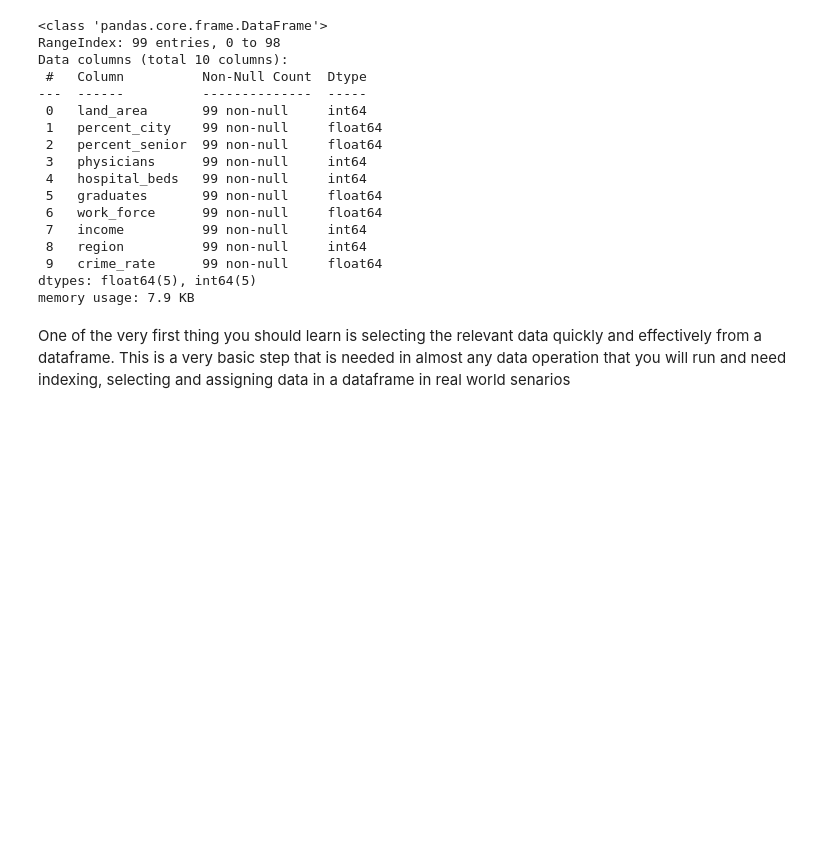
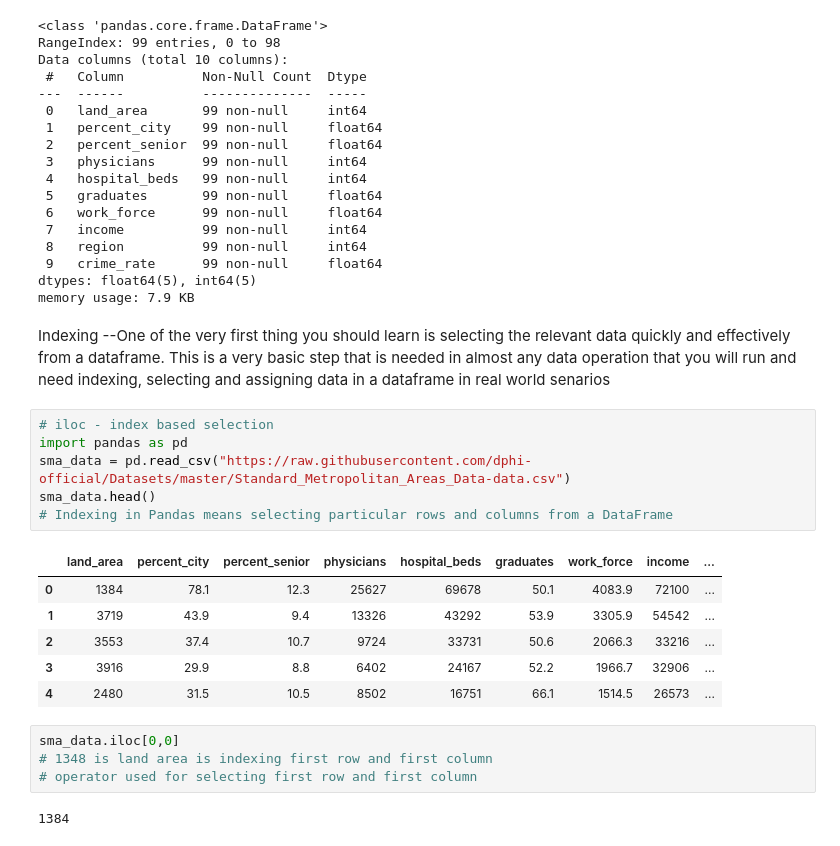
Before and after one commit to bhuvanlekkala/5-week-Data-Science-Bootcamp, a Jupyter notebook: Week_1_.ipynb, the cells around one changed output. Saved outputs shown, nothing was run; the diff lists cells and outputs as text; blank space fills up the shorter version.

```diff
--- a/Week_1_.ipynb
+++ b/Week_1_.ipynb
@@ -193,4 +194,23 @@ Data columns (total 10 columns):
 dtypes: float64(5), int64(5)
 memory usage: 7.9 KB
 # %% [markdown]
-One of the very first thing you should learn is selecting the relevant data quickly and effectively from a dataframe. This is a very basic step that is needed in almost any data operation that you will run and need indexing, selecting and assigning data in a dataframe in real world senarios
+Indexing --One of the very first thing you should learn is selecting the relevant data quickly and effectively from a dataframe. This is a very basic step that is needed in almost any data operation that you will run and need indexing, selecting and assigning data in a dataframe in real world senarios
+# %%
+# iloc - index based selection
+import pandas as pd
+sma_data = pd.read_csv("https://raw.githubusercontent.com/dphi-official/Datasets/master/Standard_Metropolitan_Areas_Data-data.csv")
+sma_data.head()
+# Indexing in Pandas means selecting particular rows and columns from a DataFrame
+# %% [output]
+|  | land_area | percent_city | percent_senior | physicians | hospital_beds | graduates | work_force | income | ... |
+| 0 | 1384 | 78.1 | 12.3 | 25627 | 69678 | 50.1 | 4083.9 | 72100 | ... |
+| 1 | 3719 | 43.9 | 9.4 | 13326 | 43292 | 53.9 | 3305.9 | 54542 | ... |
+| 2 | 3553 | 37.4 | 10.7 | 9724 | 33731 | 50.6 | 2066.3 | 33216 | ... |
+| 3 | 3916 | 29.9 | 8.8 | 6402 | 24167 | 52.2 | 1966.7 | 32906 | ... |
+| 4 | 2480 | 31.5 | 10.5 | 8502 | 16751 | 66.1 | 1514.5 | 26573 | ... |
+# %%
+sma_data.iloc[0,0]
+# 1348 is land area is indexing first row and first column
+# operator used for selecting first row and first column
+# %% [output]
+1384
```
Also changed, not shown: parts of 2 cells of this notebook.
